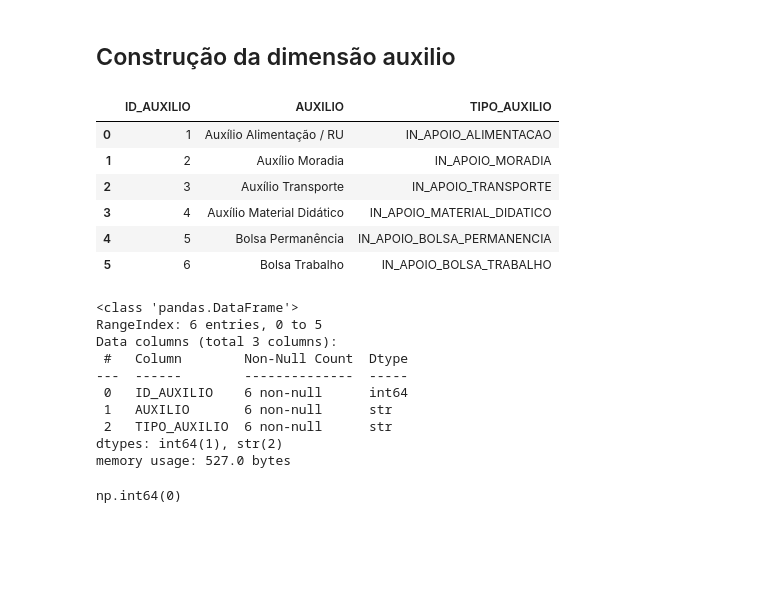
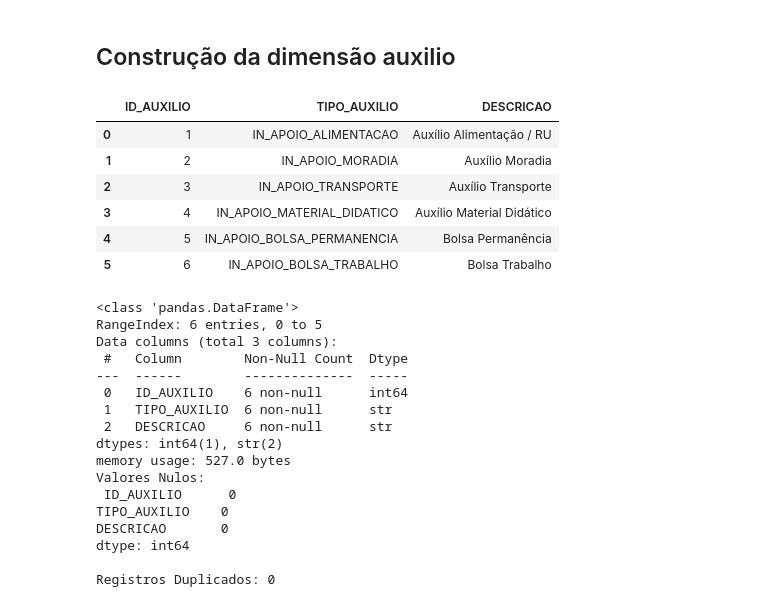
Before and after one commit to Clarareis03/Projeto-Analise-de-Dados, a Jupyter notebook: notebooks/02_construcao_dimensoes.ipynb, the cells around one changed output. Cells and saved outputs as stored; diff of their text form; code cells hidden in the pictures; blank space fills up the shorter version.

```diff
--- a/notebooks/02_construcao_dimensoes.ipynb
+++ b/notebooks/02_construcao_dimensoes.ipynb
@@ -331,27 +518,0 @@ dim_auxilio = criar_dim_auxilio()
-# %%
-display(dim_auxilio)
-
-dim_auxilio.info()
-
-dim_auxilio.isna().sum()
-
-dim_auxilio.duplicated().sum()
-# %% [output]
-|  | ID_AUXILIO | AUXILIO | TIPO_AUXILIO |
-| 0 | 1 | Auxílio Alimentação / RU | IN_APOIO_ALIMENTACAO |
-| 1 | 2 | Auxílio Moradia | IN_APOIO_MORADIA |
-| 2 | 3 | Auxílio Transporte | IN_APOIO_TRANSPORTE |
-| 3 | 4 | Auxílio Material Didático | IN_APOIO_MATERIAL_DIDATICO |
-| 4 | 5 | Bolsa Permanência | IN_APOIO_BOLSA_PERMANENCIA |
-| 5 | 6 | Bolsa Trabalho | IN_APOIO_BOLSA_TRABALHO |
-<class 'pandas.DataFrame'>
-RangeIndex: 6 entries, 0 to 5
-Data columns (total 3 columns):
- #   Column        Non-Null Count  Dtype
----  ------        --------------  -----
- 0   ID_AUXILIO    6 non-null      int64
- 1   AUXILIO       6 non-null      str
- 2   TIPO_AUXILIO  6 non-null      str
-dtypes: int64(1), str(2)
-memory usage: 527.0 bytes
-np.int64(0)
@@ -361 +519,46 @@ assert dim_auxilio["ID_AUXILIO"].is_unique
+# %%
+import importlib
+import src.dimensions.dim_auxilio as da
+
+importlib.reload(da)
+from src.dimensions.dim_auxilio import criar_dim_auxilio
+
+# Instancia a dimensão estática
+dim_auxilio = criar_dim_auxilio()
+
+# Visualização e validação
+display(dim_auxilio)
+dim_auxilio.info()
+
+print("Valores Nulos:\n", dim_auxilio.isna().sum())
+print("\nRegistros Duplicados:", dim_auxilio.duplicated().sum())
+
+# Asserts de segurança
+assert len(dim_auxilio) == 6, "A dimensão auxílio deve conter exatamente 6 categorias"
+assert dim_auxilio["ID_AUXILIO"].is_unique, "Os IDs da dimensão auxílio devem ser únicos"
+# %% [output]
+|  | ID_AUXILIO | TIPO_AUXILIO | DESCRICAO |
+| 0 | 1 | IN_APOIO_ALIMENTACAO | Auxílio Alimentação / RU |
+| 1 | 2 | IN_APOIO_MORADIA | Auxílio Moradia |
+| 2 | 3 | IN_APOIO_TRANSPORTE | Auxílio Transporte |
+| 3 | 4 | IN_APOIO_MATERIAL_DIDATICO | Auxílio Material Didático |
+| 4 | 5 | IN_APOIO_BOLSA_PERMANENCIA | Bolsa Permanência |
+| 5 | 6 | IN_APOIO_BOLSA_TRABALHO | Bolsa Trabalho |
+<class 'pandas.DataFrame'>
+RangeIndex: 6 entries, 0 to 5
+Data columns (total 3 columns):
+ #   Column        Non-Null Count  Dtype
+---  ------        --------------  -----
+ 0   ID_AUXILIO    6 non-null      int64
+ 1   TIPO_AUXILIO  6 non-null      str
+ 2   DESCRICAO     6 non-null      str
+dtypes: int64(1), str(2)
+memory usage: 527.0 bytes
+Valores Nulos:
+ ID_AUXILIO      0
+TIPO_AUXILIO    0
+DESCRICAO       0
+dtype: int64
+
+Registros Duplicados: 0
 # %%
```
Also changed, not shown: parts of 66 cells of this notebook, 36 other files.
